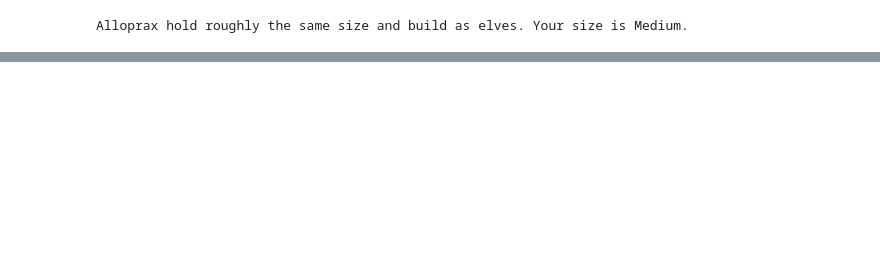
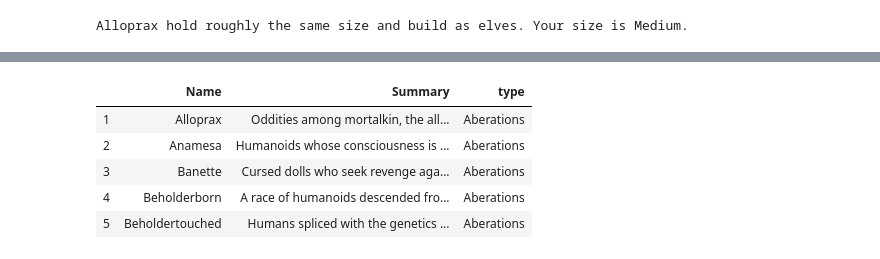
Before and after one commit to eyvonne/webscrapingDnD, a Jupyter notebook: WebScrapeWiki.ipynb, the cells around one changed output, grey strips where cells are left out. Saved outputs shown, nothing was run; the diff lists cells and outputs as text; code cells hidden in the pictures; blank space fills up the shorter version.

```diff
--- a/WebScrapeWiki.ipynb
+++ b/WebScrapeWiki.ipynb
@@ -186,0 +290,9 @@ Name: intSpeed, dtype: int64
+# %%
+df.head()
+# %% [output]
+|  | Name | Summary | type |
+| 1 | Alloprax | Oddities among mortalkin, the all... | Aberations |
+| 2 | Anamesa | Humanoids whose consciousness is ... | Aberations |
+| 3 | Banette | Cursed dolls who seek revenge aga... | Aberations |
+| 4 | Beholderborn | A race of humanoids descended fro... | Aberations |
+| 5 | Beholdertouched | Humans spliced with the genetics ... | Aberations |
```
Also changed, not shown: parts of 24 cells of this notebook, 2 other files.
